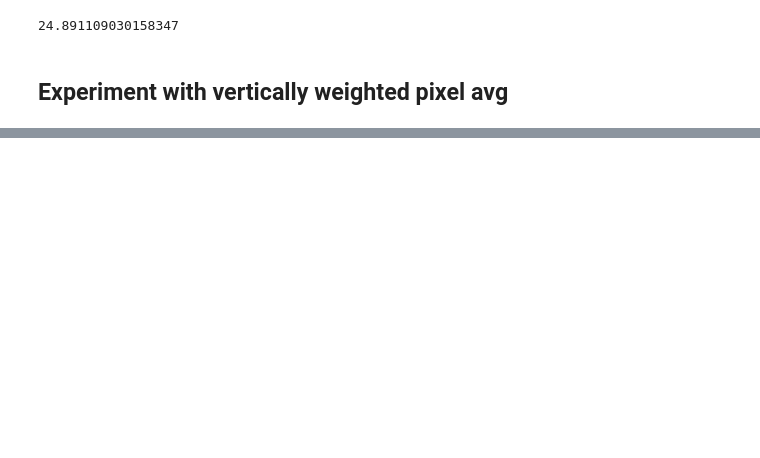
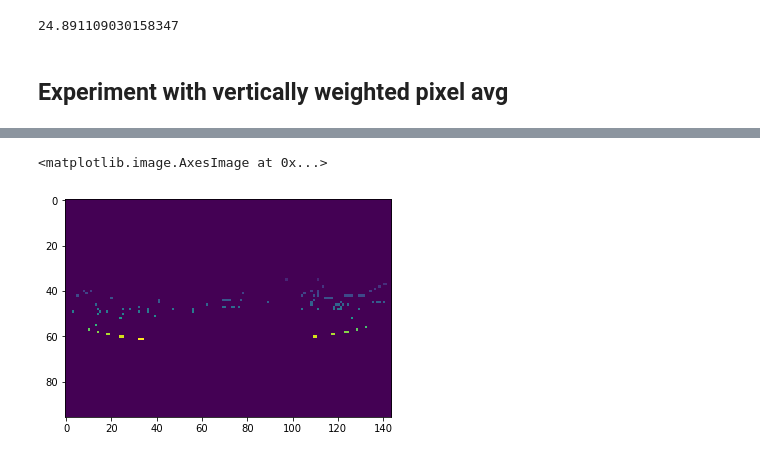
Before and after one commit to ZackAkil/robo-videographer-app, a Jupyter notebook: machine_learning/heuristic/1#.ipynb, the cells around one changed output, grey strips where cells are left out. Cells and saved outputs as stored; diff of their text form; code cells hidden in the pictures; blank space fills up the shorter version.

```diff
--- a/machine_learning/heuristic/1#.ipynb
+++ b/machine_learning/heuristic/1#.ipynb
@@ -47,0 +68,5 @@ mean_absolute_error(y[:-10:10]*144, points)
+# %%
+plt.imshow()
+# %% [output]
+<matplotlib.image.AxesImage at 0x...>
+[figure, added]
```
Also changed, not shown: parts of 8 cells of this notebook.
